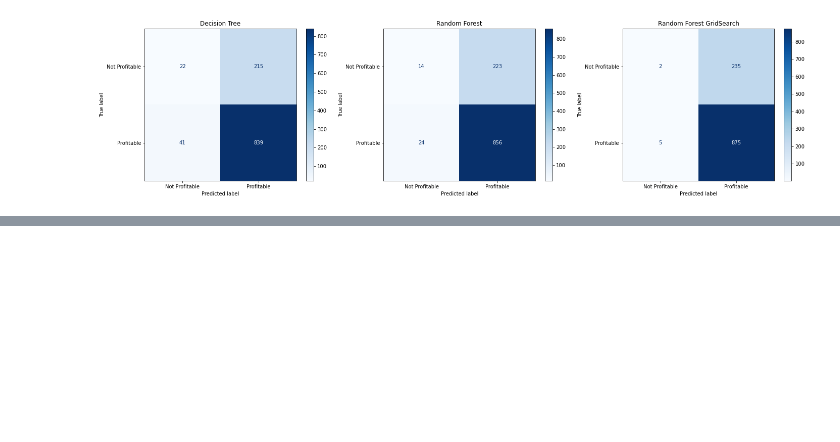
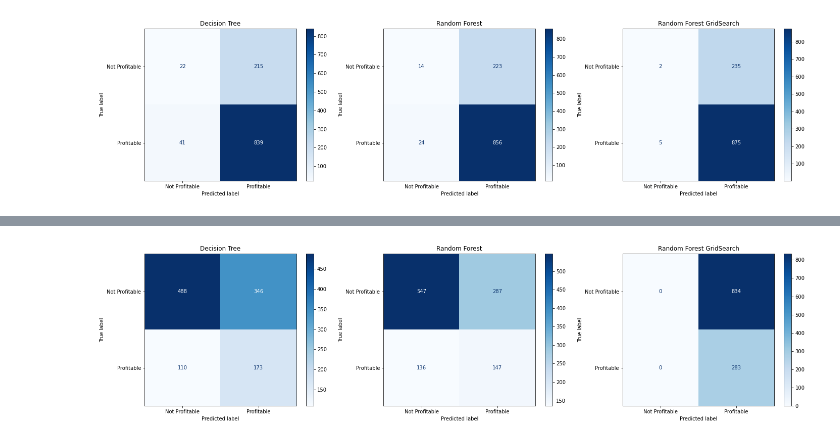
Before and after one commit to Tommyphung1/Predicting-Video-Games-Profit-with-Genres, a Jupyter notebook: Final_Notebook.ipynb, the cells around one changed output, grey strips where cells are left out. Saved outputs shown, nothing was run; the diff lists cells and outputs as text; code cells hidden in the pictures; blank space fills up the shorter version.

```diff
--- a/Final_Notebook.ipynb
+++ b/Final_Notebook.ipynb
@@ -498,3 +510,6 @@ baseline_bal.fit(X_train_bal, y_train_bal)
 
 random_bal = RandomForestClassifier(random_state=10)
 random_bal.fit(X_train_bal, y_train_bal)
+
+forest_clf_base_bal = RandomForestClassifier(criterion = 'entropy',max_depth = None, max_features = None, min_samples_leaf = .1, min_samples_split = .7, n_estimators = 10, random_state = 10)
+forest_clf_base_bal.fit(X_train_bal, y_train_bal)
@@ -536,0 +586,18 @@ forest_clf_grid_search_bal.best_params_
+# %%
+fig, axes = plt.subplots(nrows=1, ncols=3, figsize=(20,5))
+classifiers = [baseline_bal, random_bal, forest_clf_base_bal]
+graph_titles = ['Decision Tree', 'Random Forest', 'Random Forest GridSearch']
+index = 0
+for cls, ax in zip(classifiers, axes.flatten()):
+    ConfusionMatrixDisplay.from_estimator(cls,
+                          X_test,
+                          y_test,
+                          ax=ax,
+                          cmap='Blues',
+                          display_labels= ['Not Profitable', 'Profitable'])
+    ax.title.set_text(graph_titles[index])
+    index += 1
+plt.tight_layout()
+plt.show()
+# %% [output]
+[figure, added]
```
Also changed, not shown: parts of 19 cells of this notebook, 1 other file.
